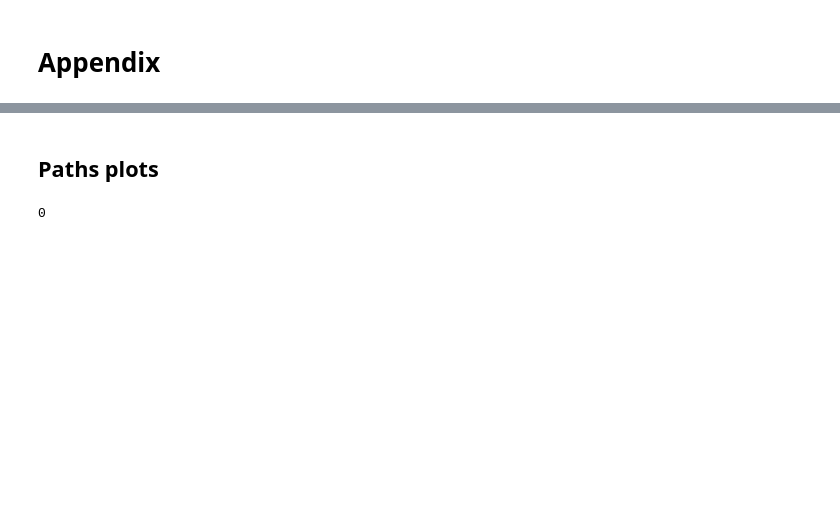
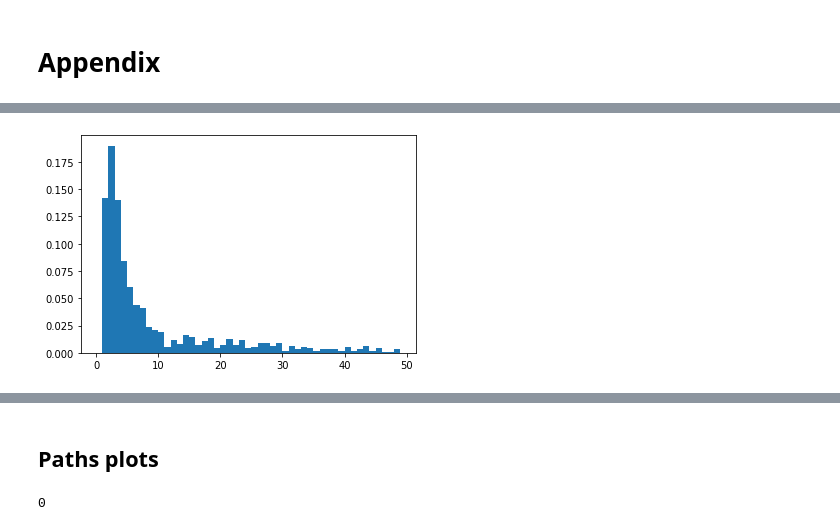
Before and after one commit to matanma/ML, a Jupyter notebook: WinWard/WinWard.ipynb, the cells around one changed output, grey strips where cells are left out. Saved outputs shown, nothing was run; the diff lists cells and outputs as text; code cells hidden in the pictures; blank space fills up the shorter version.

```diff
--- a/WinWard/WinWard.ipynb
+++ b/WinWard/WinWard.ipynb
@@ -1261,0 +1208,5 @@ TODO:
+# %%
+passengers_num_locations = [len(np.unique(vdf['port_id'])) for vdf in vess_by_type['Passenger Vessel']]
+plt.hist(passengers_num_locations, bins=bins_for_num_locations, density=True);
+# %% [output]
+[figure, added]
```
Also changed, not shown: parts of 84 cells of this notebook.
